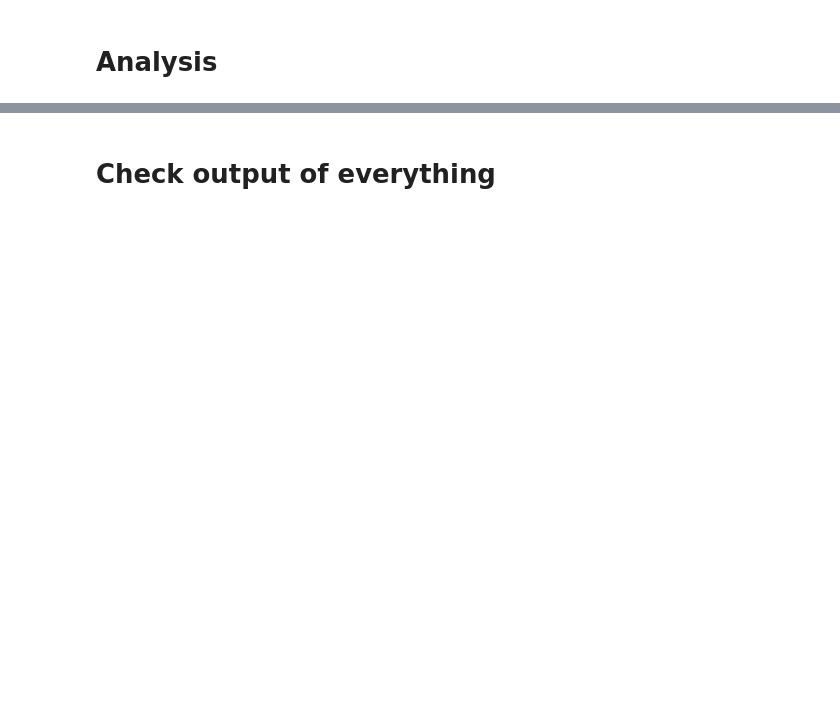
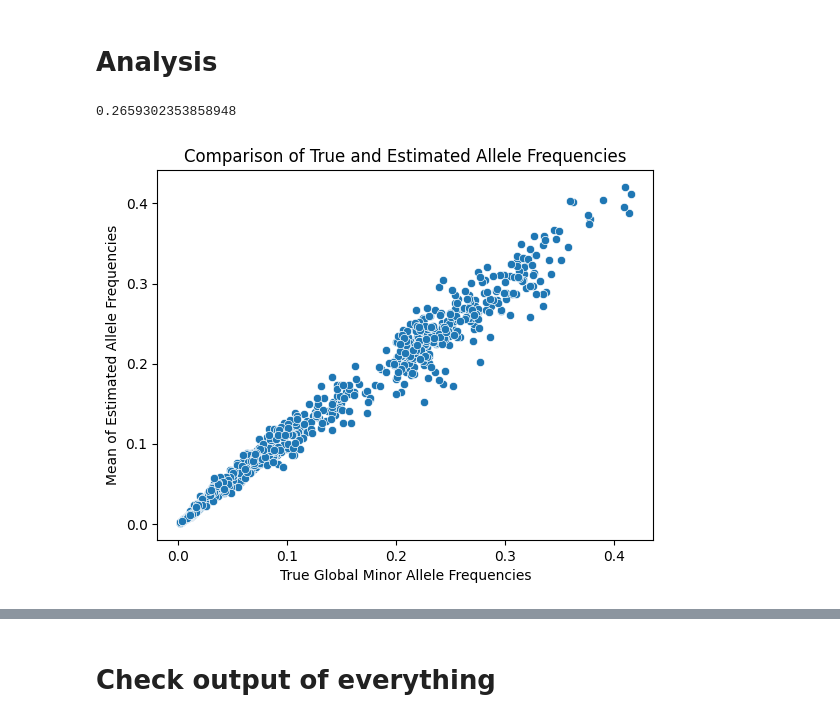
Before and after one commit to mat2m10/abyss_simulation, a Jupyter notebook: 09 Analysis only environment.ipynb, the cells around one changed output, grey strips where cells are left out. Saved outputs shown, nothing was run; the diff lists cells and outputs as text; code cells hidden in the pictures; blank space fills up the shorter version.

```diff
--- a/09 Analysis only environment.ipynb
+++ b/09 Analysis only environment.ipynb
@@ -144,3 +144,18 @@ df_abyss_maf = abyss_maf_linreg(complete, y, abyss_maf_correction)
+# %%
+1-p['C0_AF_0.296425'].mean()
+# %% [output]
+0.2659302353858948
+# %%
+estimated_AF = (1-p).mean(axis=0)
+AFs = [float(item.split('_')[-1]) for item in list(p.columns)]
+# %%
+sns.scatterplot(x=AFs, y=list(estimated_AF))
+plt.xlabel('True Global Minor Allele Frequencies')
+plt.ylabel('Mean of Estimated Allele Frequencies')
+plt.title('Comparison of True and Estimated Allele Frequencies')
+plt.show()
+# %% [output]
+[figure, added]
 # %%
 # deep abyss
 bottleneck_nr = 24
```
Also changed, not shown: parts of 21 cells of this notebook, 2 other files.
